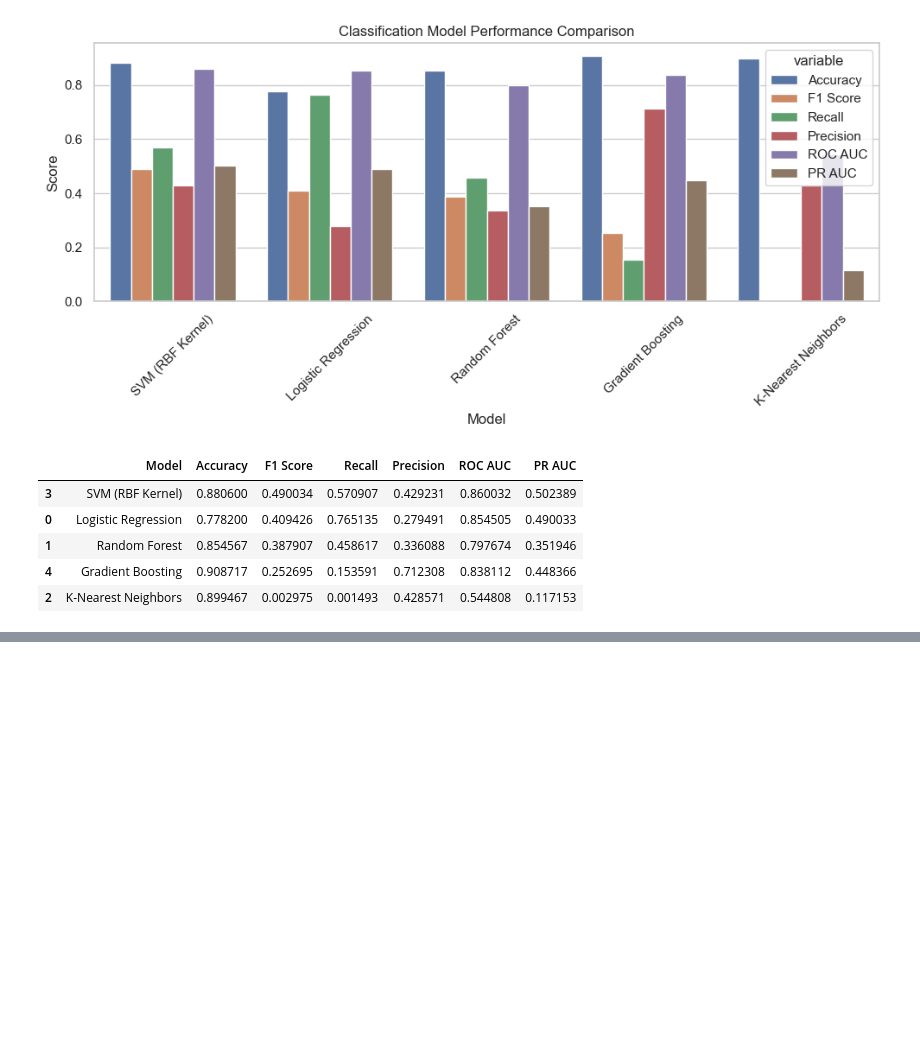
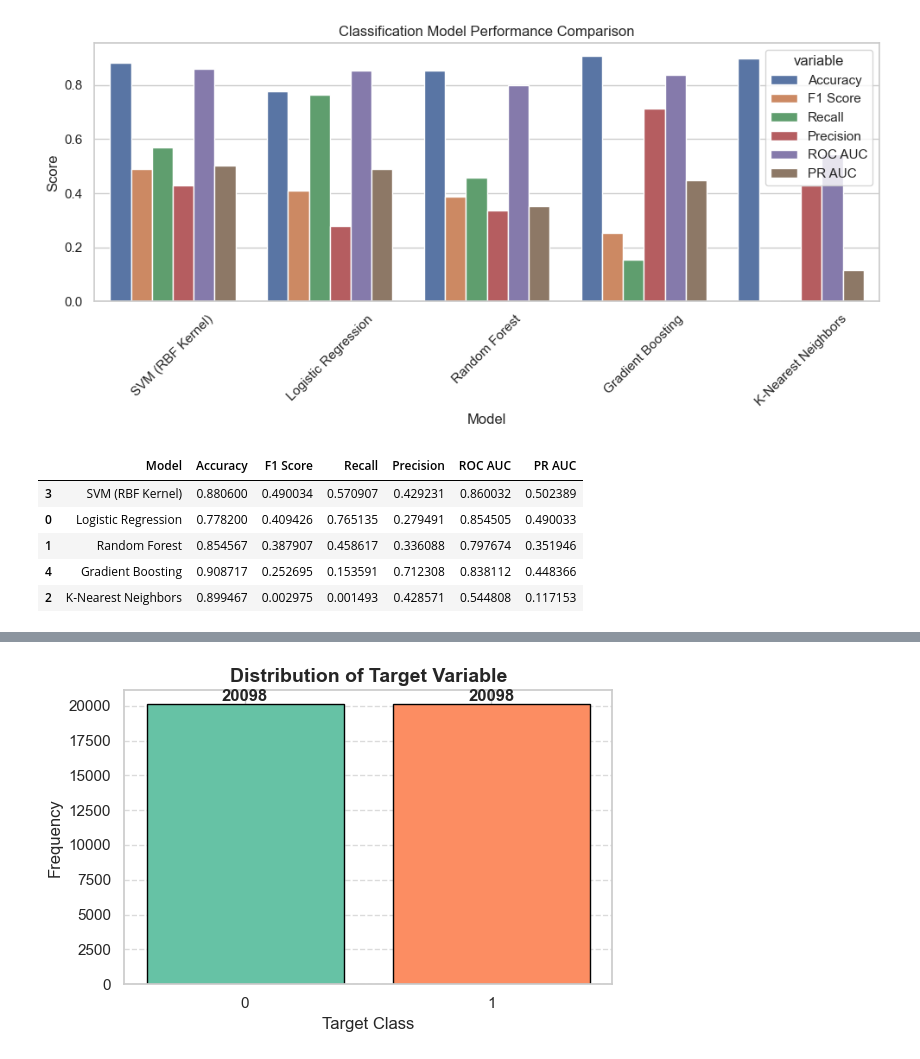
Before and after one commit to Ricardo-Jaramillo/Customer-Transaction-Prediction, a Jupyter notebook: Santander Prediction.ipynb, the cells around one changed output, grey strips where cells are left out. Saved outputs shown, nothing was run; the diff lists cells and outputs as text; code cells hidden in the pictures; blank space fills up the shorter version.

```diff
--- a/Santander Prediction.ipynb
+++ b/Santander Prediction.ipynb
@@ -654,0 +726,34 @@ evaluate_models(X_pca, y_train, show_plot=True)
+# %%
+import matplotlib.pyplot as plt
+import seaborn as sns
+
+# Set seaborn style for better aesthetics
+sns.set(style="whitegrid")
+
+# Count occurrences of each class (0 and 1)
+value_counts = df_balanced['target'].value_counts().sort_index()
+
+# Create the plot
+plt.figure(figsize=(6, 4))
+bars = plt.bar(value_counts.index.astype(str), value_counts.values, color=sns.color_palette("Set2"), edgecolor='black')
+
+# Add value labels on top of each bar
+for bar in bars:
+    height = bar.get_height()
+    plt.text(bar.get_x() + bar.get_width()/2.0, height + 1, f'{int(height)}',
+             ha='center', va='bottom', fontweight='bold')
+
+# Set titles and labels
+plt.title('Distribution of Target Variable', fontsize=14, fontweight='bold')
+plt.xlabel('Target Class', fontsize=12)
+plt.ylabel('Frequency', fontsize=12)
+plt.xticks([0, 1], labels=['0', '1'])
+
+# Add horizontal gridlines for better readability
+plt.grid(axis='y', linestyle='--', alpha=0.7)
+
+# Make layout tight and show plot
+plt.tight_layout()
+plt.show()
+# %% [output]
+[figure, added]
```
Also changed, not shown: parts of 24 cells of this notebook.
